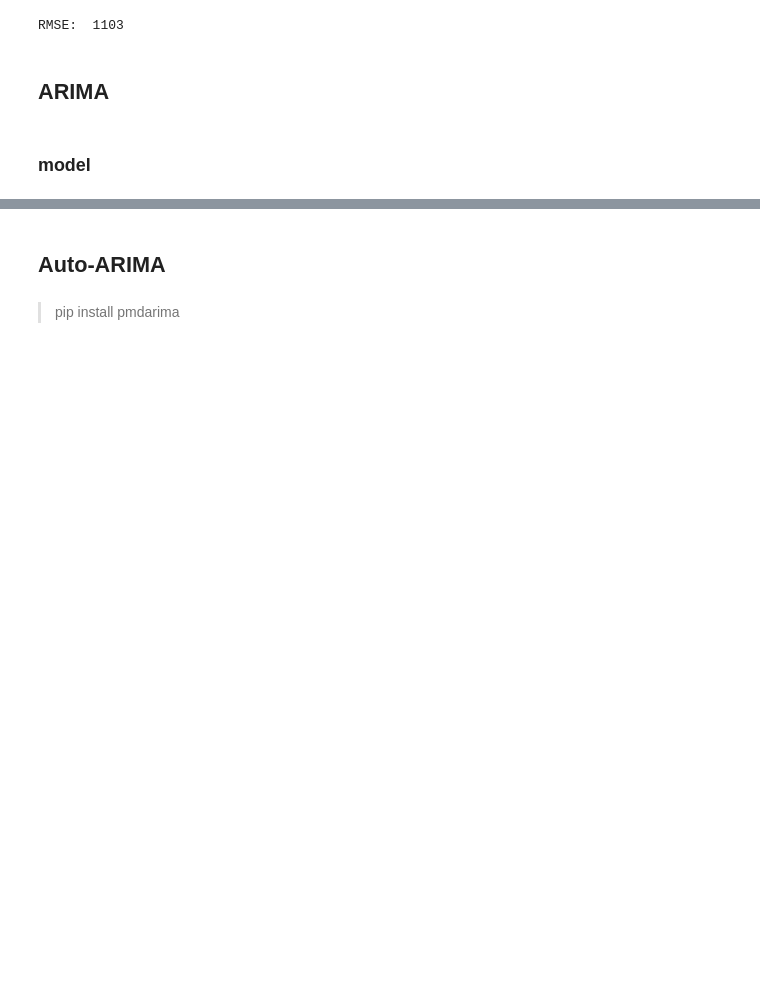
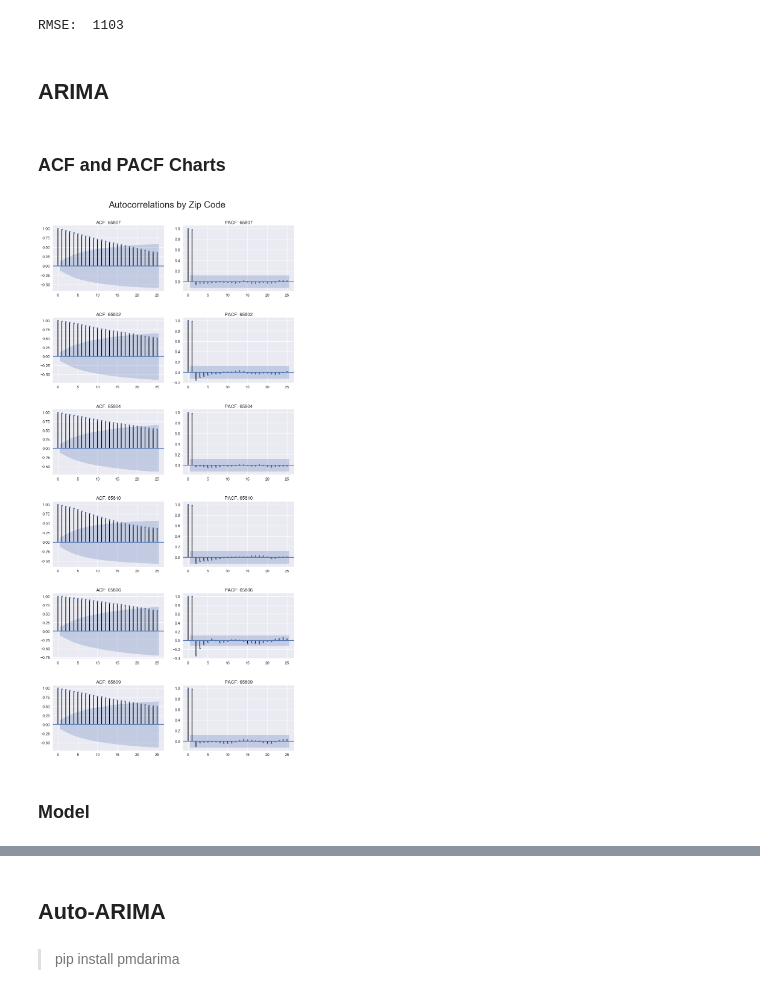
Before and after one commit to tjkim614/springfield_housing_analysis, a Jupyter notebook: 2-Modeling.ipynb, the cells around one changed output, grey strips where cells are left out. Drawn from its saved outputs; the diff is of its cells as text; code cells hidden in the pictures; blank space fills up the shorter version.

```diff
--- a/2-Modeling.ipynb
+++ b/2-Modeling.ipynb
@@ -232,8 +219,14 @@ AR.1            1.5031           +0.0000j            1.5031            0.0000
 RMSE:  1103
 # %% [markdown]
 ## ARIMA
+# %% [markdown]
+### ACF and PACF Charts
+# %%
+acf_pacf_charts(springfield)
+# %% [output]
+[figure, added]
 # %% [markdown]
-### model
+### Model
 # %%
 for col in sf_train:
     # model
```
Also changed, not shown: parts of 9 cells of this notebook.
